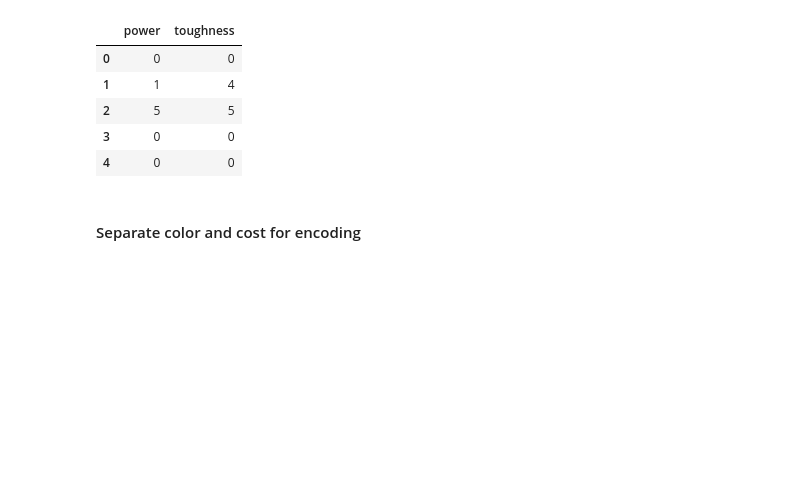
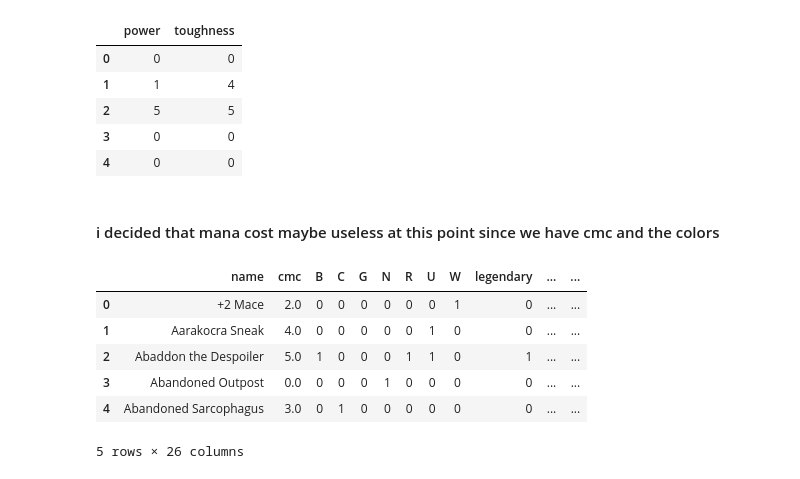
Before and after one commit to LouisHH0203/mtg_nlp_price_prediction, a Jupyter notebook: encode/test_encoding.ipynb, the cells around one changed output. Cells and saved outputs as stored; diff of their text form; code cells hidden in the pictures; blank space fills up the shorter version.

```diff
--- a/encode/test_encoding.ipynb
+++ b/encode/test_encoding.ipynb
@@ -406,9 +391,6 @@ df = df[['name',
  'toughness',
  'textless',
  'reserved',
- 'foil',
- 'nonfoil',
- 'set',
  'rarity_common',
  'rarity_mythic',
  'rarity_rare',
@@ -448,5 +430,16 @@ df[['power', 'toughness']].head()
 | 2 | 5 | 5 |
 | 3 | 0 | 0 |
 | 4 | 0 | 0 |
-# %% [markdown]
-#### Separate color and cost for encoding
+# %% [markdown]
+#### i decided that mana cost maybe useless at this point since we have cmc and the colors
+# %%
+df.drop(columns='mana_cost', inplace=True)
+df.head()
+# %% [output]
+|  | name | cmc | B | C | G | N | R | U | W | legendary | ... | ... |
+| 0 | +2 Mace | 2.0 | 0 | 0 | 0 | 0 | 0 | 0 | 1 | 0 | ... | ... |
+| 1 | Aarakocra Sneak | 4.0 | 0 | 0 | 0 | 0 | 0 | 1 | 0 | 0 | ... | ... |
+| 2 | Abaddon the Despoiler | 5.0 | 1 | 0 | 0 | 0 | 1 | 1 | 0 | 1 | ... | ... |
+| 3 | Abandoned Outpost | 0.0 | 0 | 0 | 0 | 1 | 0 | 0 | 0 | 0 | ... | ... |
+| 4 | Abandoned Sarcophagus | 3.0 | 0 | 1 | 0 | 0 | 0 | 0 | 0 | 0 | ... | ... |
+5 rows × 26 columns
```
Also changed, not shown: parts of 24 cells of this notebook, 1 other file.
